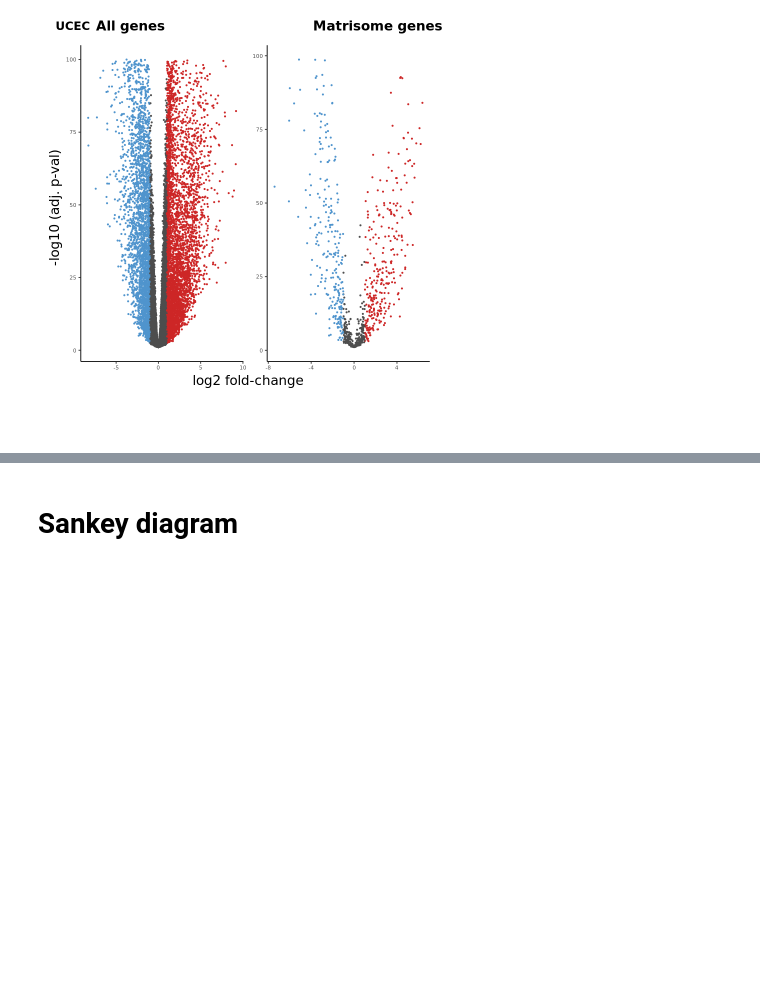
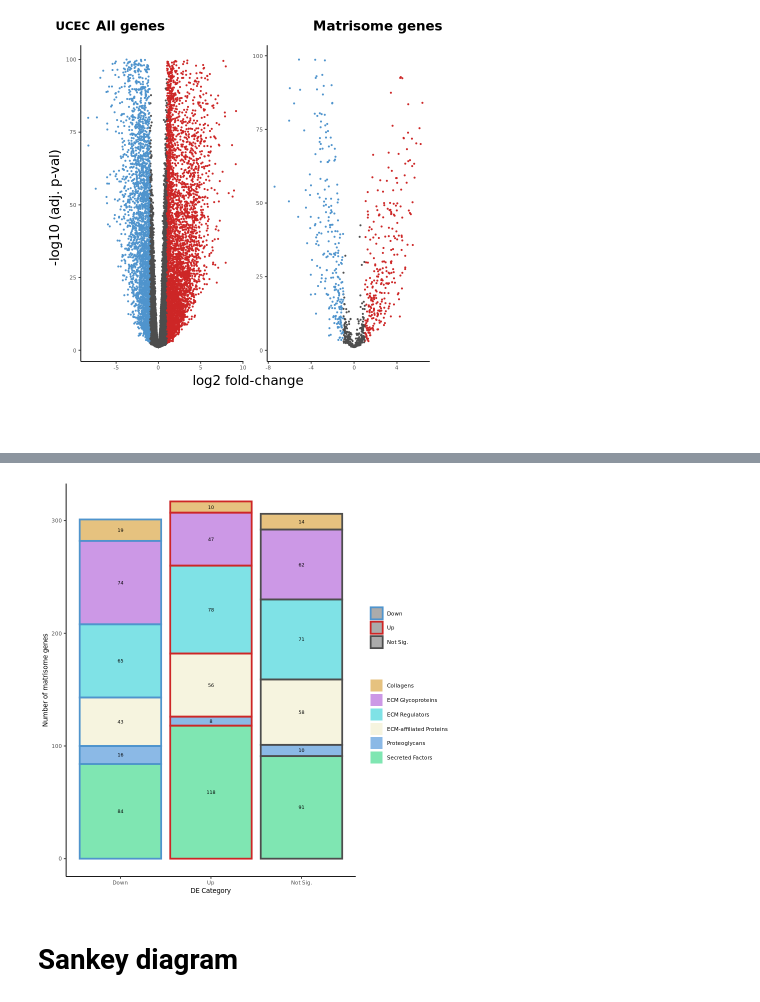
Before and after one commit to fogg-lab/characterizing-ecm-transcriptome-of-endometriosis, a Jupyter notebook: figures/unified_DGE_vis.ipynb, the cells around one changed output, grey strips where cells are left out. Cells and saved outputs as stored; diff of their text form; code cells hidden in the pictures; blank space fills up the shorter version.

```diff
--- a/figures/unified_DGE_vis.ipynb
+++ b/figures/unified_DGE_vis.ipynb
@@ -193,0 +197,30 @@ save(
+# %%
+sankey_color_scale <- c(
+    " " = "black",
+    "Collagens" = "orange3",
+    "ECM-affiliated Proteins" = "lemonchiffon2",
+    "ECM Glycoproteins" = "darkorchid3",
+    "ECM Regulators" = "turquoise3",
+    "Proteoglycans" = "dodgerblue3",
+    "Secreted Factors" = "springgreen3"
+)
+# %%
+bar_df <- matrisome_df %>%
+    rename(geneID = gene_symbol) %>%
+#     filter(geneID %in% all_genes_in_dset) %>%
+    inner_join(dge_res_df, by = "geneID") %>%
+    rename(lfc = log2FoldChange, mat_category = category) %>%
+    select(geneID, mat_category, lfc, qval) %>%
+    mutate(
+        presence = "Matrisome Genes",
+        de_category = dplyr::case_when(
+            lfc > log2(2) & qval < 0.05 ~ "Up",
+            lfc < -log2(2) & qval < 0.05 ~ "Down",
+            TRUE ~ "Not Sig."
+        ),
+        presence = factor(presence, levels = c("Matrisome Genes"), labels = c(" ")),
+        de_category = factor(de_category, levels = c("Down", "Up", "Not Sig."))
+    ) %>%
+    select(presence, de_category, mat_category) %>%
+    group_by(presence, de_category, mat_category) %>%
+    summarize(n = n())
@@ -193,0 +241,13 @@ save(
+# %%
+ggplot(data = bar_df, aes(x = de_category, y = n, fill = mat_category)) +
+    geom_bar(aes(color = de_category), position = "stack", stat = "identity", alpha = 0.5, size = 1) +
+    geom_text(aes(label = n), position = position_stack(vjust = 0.5), size = 2) +
+    scale_color_manual(values = de_color_scale, name = "") +
+    scale_fill_manual(values = sankey_color_scale, name = "") +
+    theme_classic() +
+    theme(
+        text = element_text(size = text_size)
+    ) +
+    labs(x = "DE Category", y = "Number of matrisome genes")
+# %% [output]
+[figure, added]
```
Also changed, not shown: parts of 15 cells of this notebook, 2 other files.
